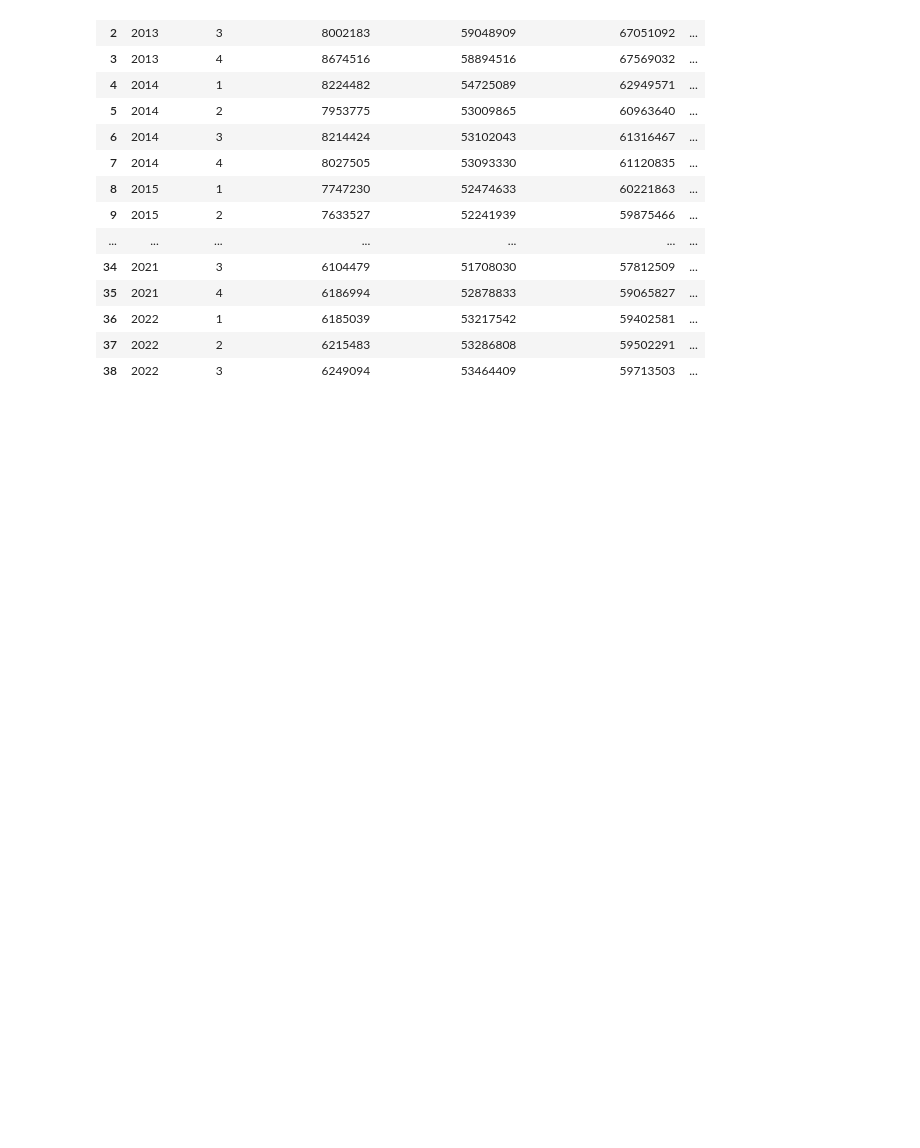
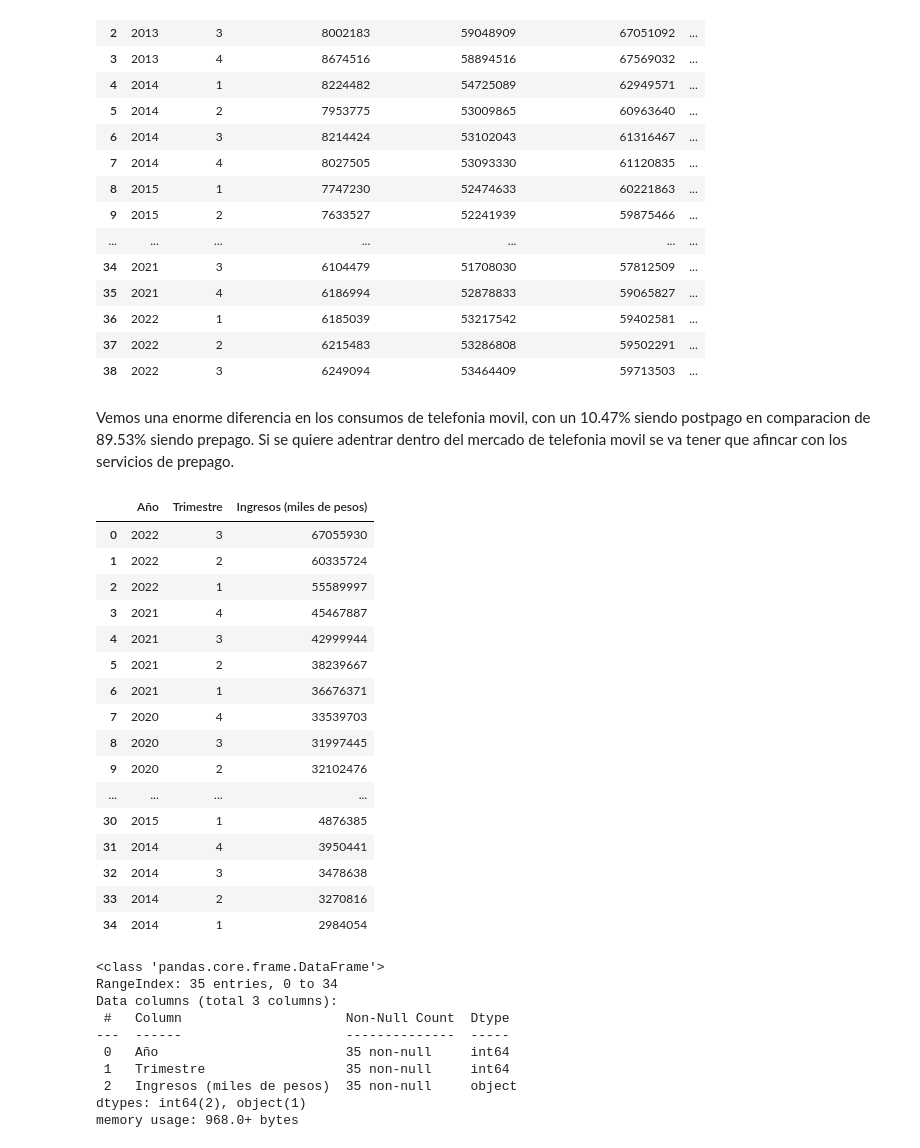
Before and after one commit to Lowerdelk/henry_p02, a Jupyter notebook: files/ETL.ipynb, the cells around one changed output. Cells and saved outputs as stored; diff of their text form; code cells hidden in the pictures; blank space fills up the shorter version.

```diff
--- a/files/ETL.ipynb
+++ b/files/ETL.ipynb
@@ -448,3 +439,43 @@ final_telefonia
 | 36 | 2022 | 1 | 6185039 | 53217542 | 59402581 | ... |
 | 37 | 2022 | 2 | 6215483 | 53286808 | 59502291 | ... |
 | 38 | 2022 | 3 | 6249094 | 53464409 | 59713503 | ... |
+# %% [markdown]
+
+Vemos una enorme diferencia en los consumos de telefonia movil, con un 10.47% siendo postpago en comparacion de 89.53% siendo prepago.
+Si se quiere adentrar dentro del mercado de telefonia movil se va tener que afincar con los servicios de prepago.
+# %%
+df_internet_ingresos = pd.read_csv('./data/Internet_Ingresos.csv')
+# %%
+df_internet_ingresos = df_internet_ingresos.applymap(lambda x: x.replace('.','') if isinstance(x, str) else x)
+df_internet_ingresos = df_internet_ingresos.drop(columns='Periodo')
+
+display(df_internet_ingresos)
+df_internet_ingresos.info()
+# %% [output]
+|  | Año | Trimestre | Ingresos (miles de pesos) |
+| 0 | 2022 | 3 | 67055930 |
+| 1 | 2022 | 2 | 60335724 |
+| 2 | 2022 | 1 | 55589997 |
+| 3 | 2021 | 4 | 45467887 |
+| 4 | 2021 | 3 | 42999944 |
+| 5 | 2021 | 2 | 38239667 |
+| 6 | 2021 | 1 | 36676371 |
+| 7 | 2020 | 4 | 33539703 |
+| 8 | 2020 | 3 | 31997445 |
+| 9 | 2020 | 2 | 32102476 |
+| ... | ... | ... | ... |
+| 30 | 2015 | 1 | 4876385 |
+| 31 | 2014 | 4 | 3950441 |
+| 32 | 2014 | 3 | 3478638 |
+| 33 | 2014 | 2 | 3270816 |
+| 34 | 2014 | 1 | 2984054 |
+<class 'pandas.core.frame.DataFrame'>
+RangeIndex: 35 entries, 0 to 34
+Data columns (total 3 columns):
+ #   Column                     Non-Null Count  Dtype
+---  ------                     --------------  -----
+ 0   Año                        35 non-null     int64
+ 1   Trimestre                  35 non-null     int64
+ 2   Ingresos (miles de pesos)  35 non-null     object
+dtypes: int64(2), object(1)
+memory usage: 968.0+ bytes
```
Also changed, not shown: parts of 15 cells of this notebook, 5 other files.
